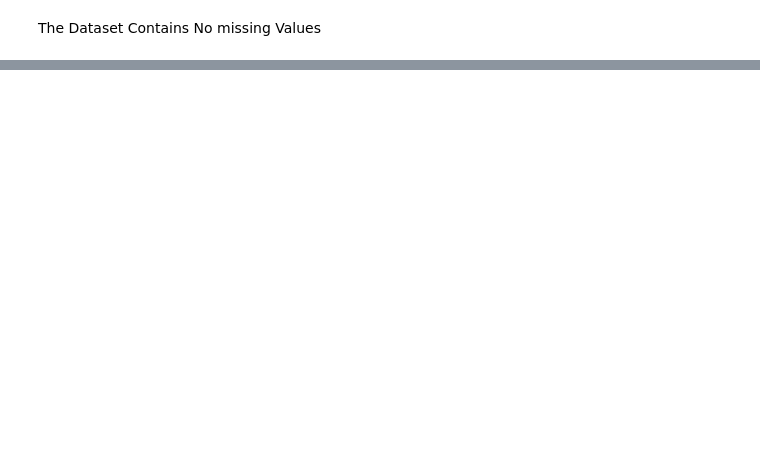
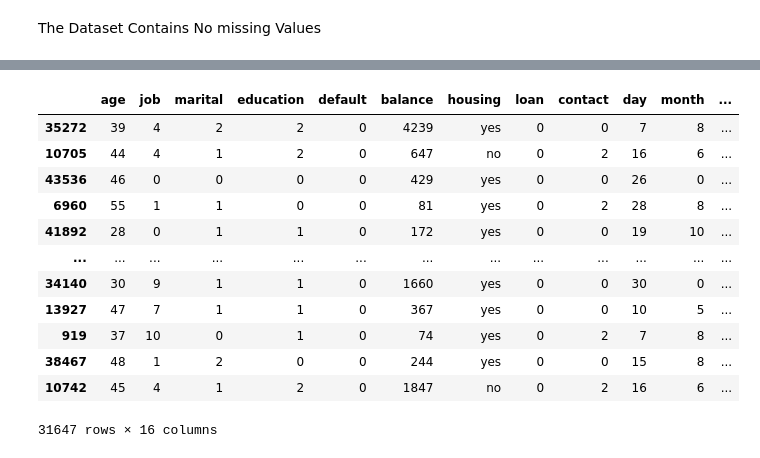
Before and after one commit to vinnithakur/BANKTELEMARKETING_MLMODEL, a Jupyter notebook: Model.ipynb, the cells around one changed output, grey strips where cells are left out. Saved outputs shown, nothing was run; the diff lists cells and outputs as text; code cells hidden in the pictures; blank space fills up the shorter version.

```diff
--- a/Model.ipynb
+++ b/Model.ipynb
@@ -225,0 +360,43 @@ df.housing.value_counts()
+# %%
+#Balancing The Target Column Using Smote Technique
+
+#Step 1 : Divide Dataset into X and y
+#X: Independent Column and y :Target Column
+
+# If Independent columns are more than 1 then that colum will be in capital
+
+X = df.drop(columns='y')           #Independent Columns: 16
+
+y = df['y']                         #Target Column: 1
+
+
+#Step 2: Split the Dataset into Train and Test
+#100 % -----> 70 % Data is used for training(seen data) and 30 % Data [Unseen] is used for Testing
+
+from sklearn.model_selection import train_test_split
+
+X_train,X_test,y_train,y_test = train_test_split(X,y,train_size=0.70,random_state= 7)
+
+#Step 3 :Normalization/Scaling Technique
+
+
+
+
+
+#Step 4 :Using Smote Technique to Balance Target Column
+# %%
+X_train
+# %% [output]
+|  | age | job | marital | education | default | balance | housing | loan | contact | day | month | ... |
+| 35272 | 39 | 4 | 2 | 2 | 0 | 4239 | yes | 0 | 0 | 7 | 8 | ... |
+| 10705 | 44 | 4 | 1 | 2 | 0 | 647 | no | 0 | 2 | 16 | 6 | ... |
+| 43536 | 46 | 0 | 0 | 0 | 0 | 429 | yes | 0 | 0 | 26 | 0 | ... |
+| 6960 | 55 | 1 | 1 | 0 | 0 | 81 | yes | 0 | 2 | 28 | 8 | ... |
+| 41892 | 28 | 0 | 1 | 1 | 0 | 172 | yes | 0 | 0 | 19 | 10 | ... |
+| ... | ... | ... | ... | ... | ... | ... | ... | ... | ... | ... | ... | ... |
+| 34140 | 30 | 9 | 1 | 1 | 0 | 1660 | yes | 0 | 0 | 30 | 0 | ... |
+| 13927 | 47 | 7 | 1 | 1 | 0 | 367 | yes | 0 | 0 | 10 | 5 | ... |
+| 919 | 37 | 10 | 0 | 1 | 0 | 74 | yes | 0 | 2 | 7 | 8 | ... |
+| 38467 | 48 | 1 | 2 | 0 | 0 | 244 | yes | 0 | 0 | 15 | 8 | ... |
+| 10742 | 45 | 4 | 1 | 2 | 0 | 1847 | no | 0 | 2 | 16 | 6 | ... |
+31647 rows × 16 columns
```
Also changed, not shown: parts of 19 cells of this notebook, 1 other file.
